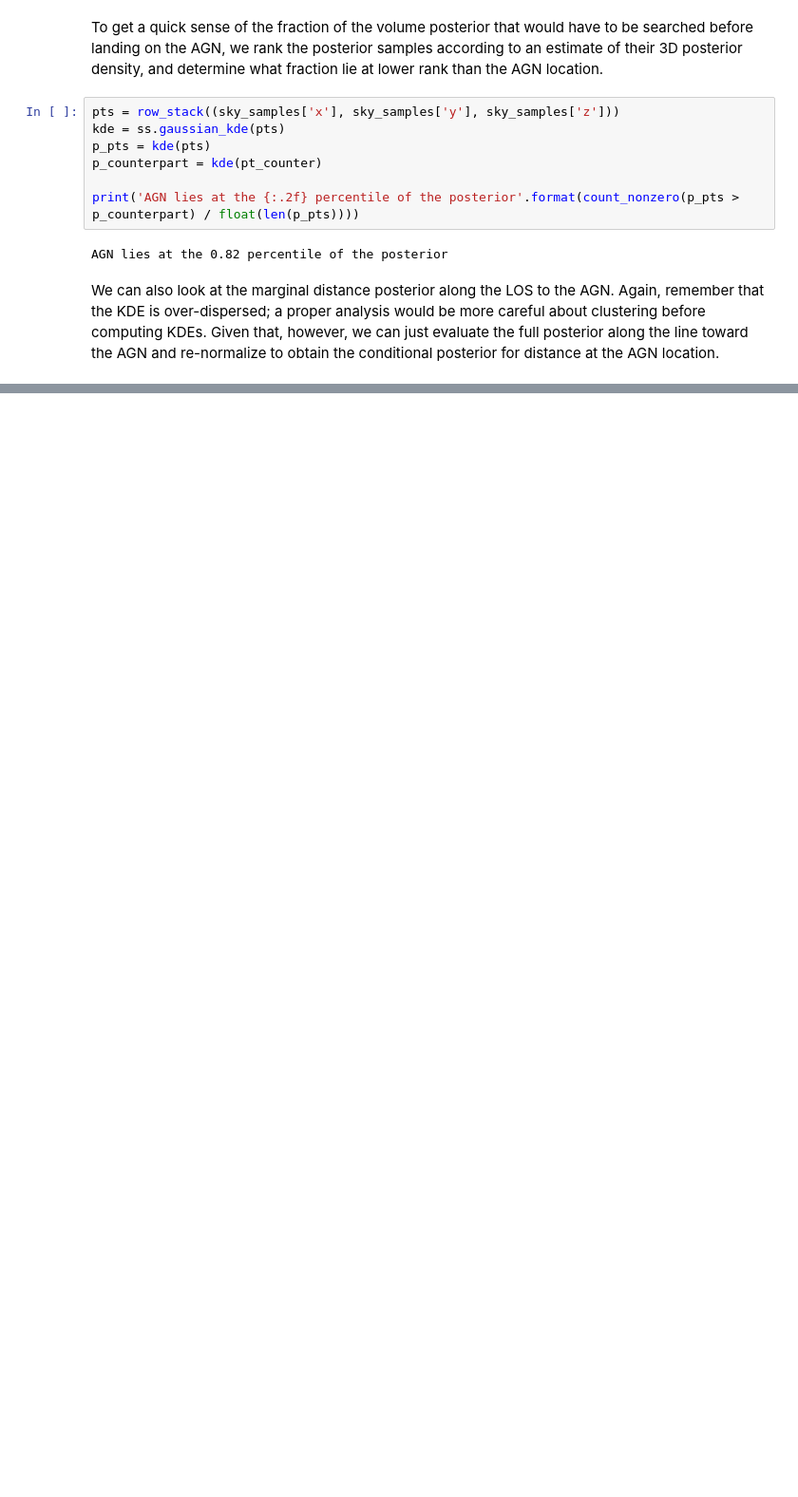
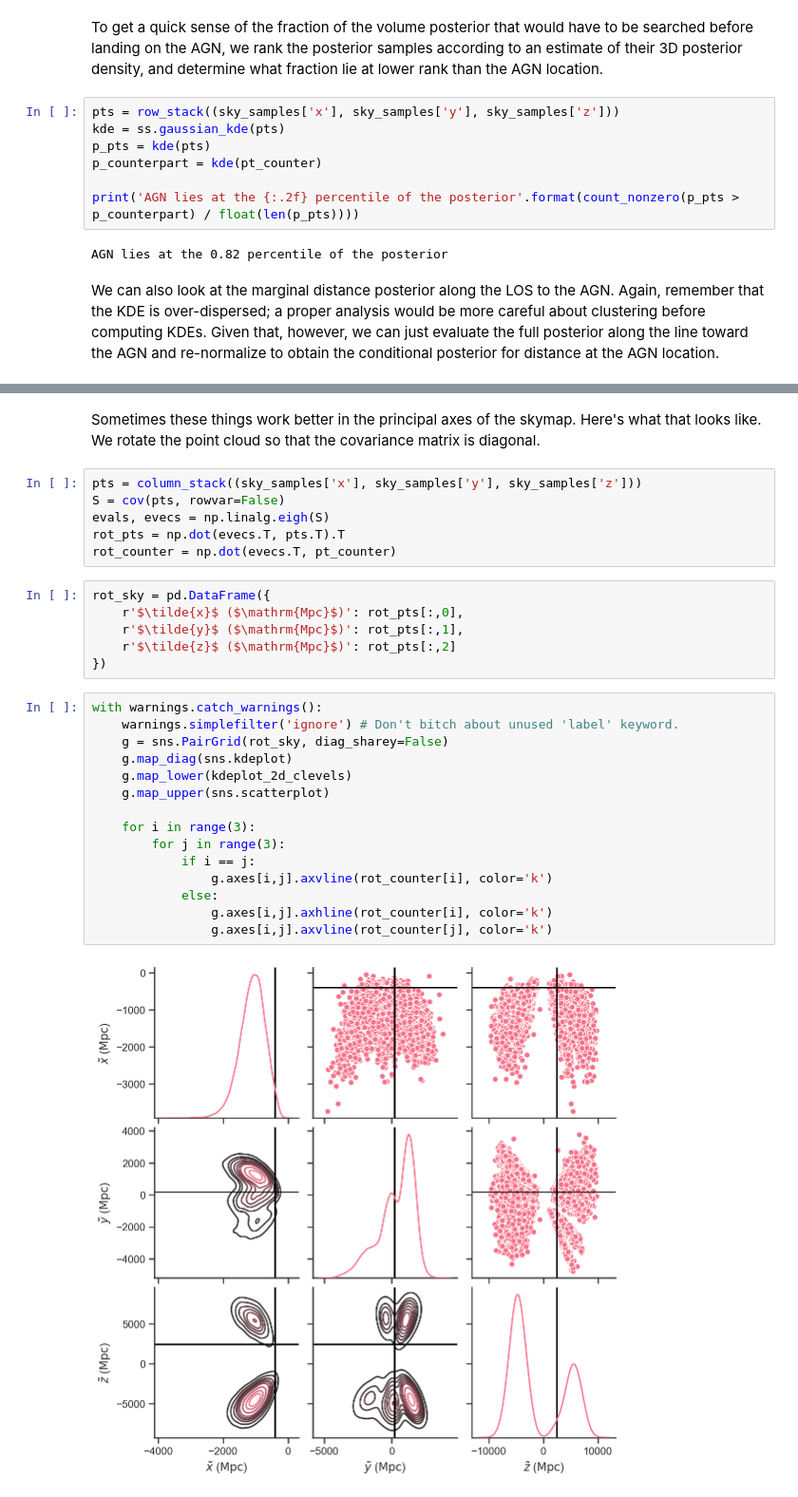
Before and after one commit to farr/GW190521Sky, a Jupyter notebook: CounterpartSky.ipynb, the cells around one changed output, grey strips where cells are left out. Shown at 95% size. Saved outputs shown, nothing was run; the diff lists cells and outputs as text; blank space fills up the shorter version.

Commit message:
WIP toward clustering along principal axes.

```diff
--- a/CounterpartSky.ipynb
+++ b/CounterpartSky.ipynb
@@ -97,3 +96,34 @@ ylabel(r'$p\left( d_L  \mid \mathrm{RA}, \mathrm{DEC} \right)$')
 # %% [output]
 Text(0, 0.5, '$p\\left( d_L  \\mid \\mathrm{RA}, \\mathrm{DEC} \\right)$')
 [figure]
+# %% [markdown]
+Sometimes these things work better in the principal axes of the skymap.  Here's what that looks like.  We rotate the point cloud so that the covariance matrix is diagonal.
+# %%
+pts = column_stack((sky_samples['x'], sky_samples['y'], sky_samples['z']))
+S = cov(pts, rowvar=False)
+evals, evecs = np.linalg.eigh(S)
+rot_pts = np.dot(evecs.T, pts.T).T
+rot_counter = np.dot(evecs.T, pt_counter)
+# %%
+rot_sky = pd.DataFrame({
+    r'$\tilde{x}$ ($\mathrm{Mpc}$)': rot_pts[:,0],
+    r'$\tilde{y}$ ($\mathrm{Mpc}$)': rot_pts[:,1],
+    r'$\tilde{z}$ ($\mathrm{Mpc}$)': rot_pts[:,2]
+})
+# %%
+with warnings.catch_warnings():
+    warnings.simplefilter('ignore') # Don't bitch about unused 'label' keyword.
+    g = sns.PairGrid(rot_sky, diag_sharey=False)
+    g.map_diag(sns.kdeplot)
+    g.map_lower(kdeplot_2d_clevels)
+    g.map_upper(sns.scatterplot)
+
+    for i in range(3):
+        for j in range(3):
+            if i == j:
+                g.axes[i,j].axvline(rot_counter[i], color='k')
+            else:
+                g.axes[i,j].axhline(rot_counter[i], color='k')
+                g.axes[i,j].axvline(rot_counter[j], color='k')
+# %% [output]
+[figure, added]
```
Also changed, not shown: parts of 7 cells of this notebook.
